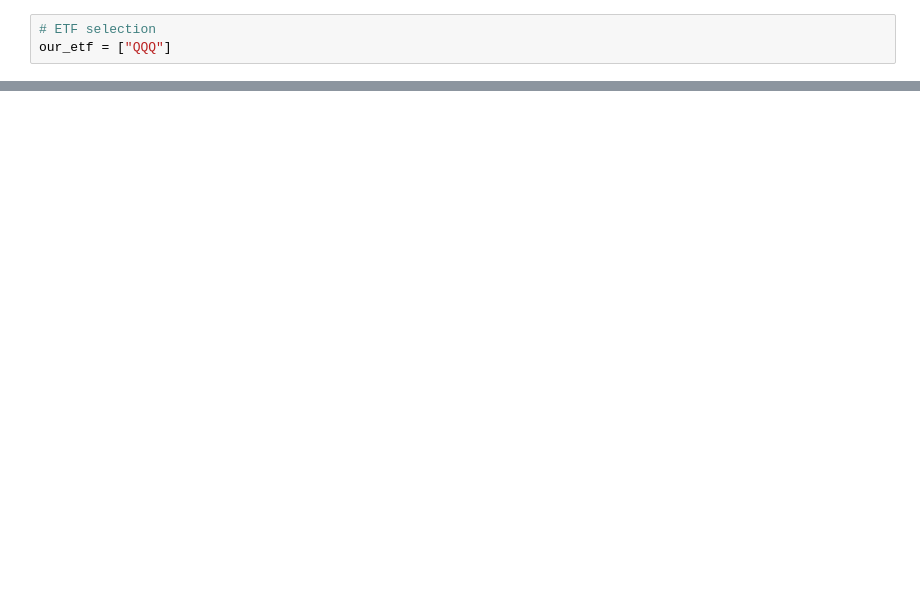
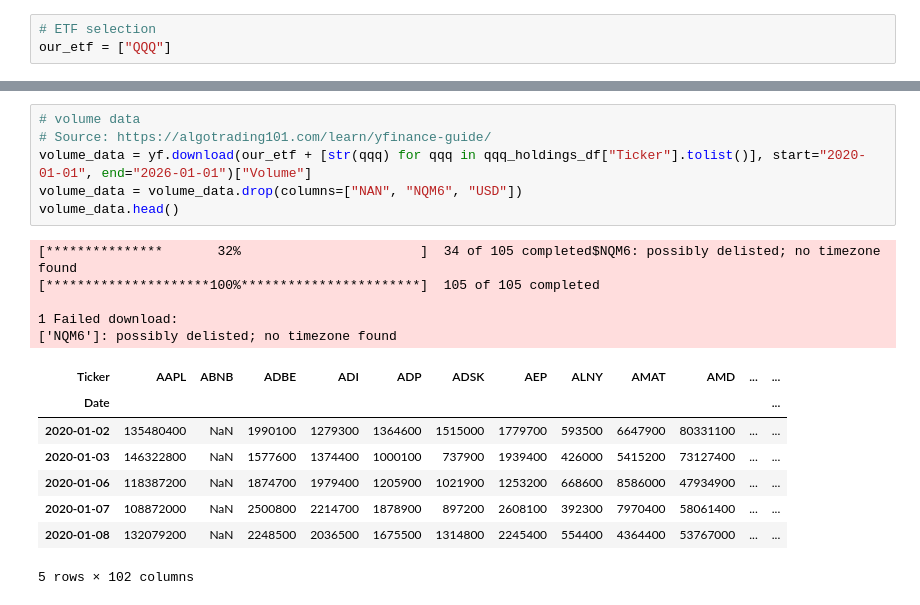
Before and after one commit to Spring-26-Quantitative-Finance/SunilA-QF-SP26, a Jupyter notebook: final_proj/main.ipynb, the cells around one changed output, grey strips where cells are left out. Saved outputs shown, nothing was run; the diff lists cells and outputs as text; blank space fills up the shorter version.

```diff
--- a/final_proj/main.ipynb
+++ b/final_proj/main.ipynb
@@ -109,0 +114,20 @@ price_data.head()
+# %%
+# volume data
+# Source: https://algotrading101.com/learn/yfinance-guide/
+volume_data = yf.download(our_etf + [str(qqq) for qqq in qqq_holdings_df["Ticker"].tolist()], start="2020-01-01", end="2026-01-01")["Volume"]
+volume_data = volume_data.drop(columns=["NAN", "NQM6", "USD"])
+volume_data.head()
+# %% [output]
+[***************       32%                       ]  34 of 105 completed$NQM6: possibly delisted; no timezone found
+[*********************100%***********************]  105 of 105 completed
+
+1 Failed download:
+['NQM6']: possibly delisted; no timezone found
+| Ticker | AAPL | ABNB | ADBE | ADI | ADP | ADSK | AEP | ALNY | AMAT | AMD | ... | ... |
+| Date |  |  |  |  |  |  |  |  |  |  |  | ... |
+| 2020-01-02 | 135480400 | NaN | 1990100 | 1279300 | 1364600 | 1515000 | 1779700 | 593500 | 6647900 | 80331100 | ... | ... |
+| 2020-01-03 | 146322800 | NaN | 1577600 | 1374400 | 1000100 | 737900 | 1939400 | 426000 | 5415200 | 73127400 | ... | ... |
+| 2020-01-06 | 118387200 | NaN | 1874700 | 1979400 | 1205900 | 1021900 | 1253200 | 668600 | 8586000 | 47934900 | ... | ... |
+| 2020-01-07 | 108872000 | NaN | 2500800 | 2214700 | 1878900 | 897200 | 2608100 | 392300 | 7970400 | 58061400 | ... | ... |
+| 2020-01-08 | 132079200 | NaN | 2248500 | 2036500 | 1675500 | 1314800 | 2245400 | 554400 | 4364400 | 53767000 | ... | ... |
+5 rows × 102 columns
```
Also changed, not shown: parts of 41 cells of this notebook.
